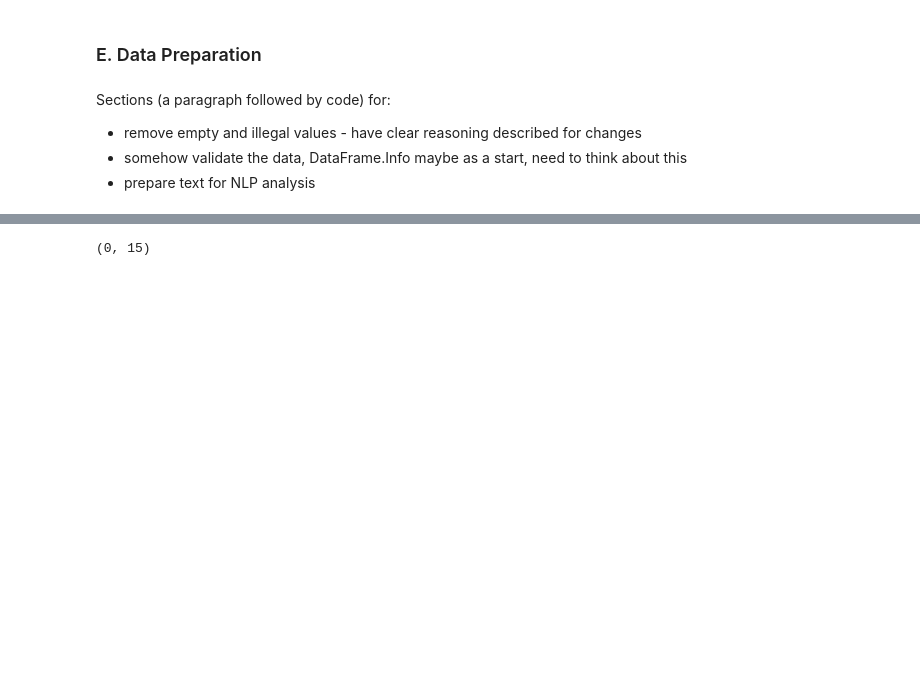
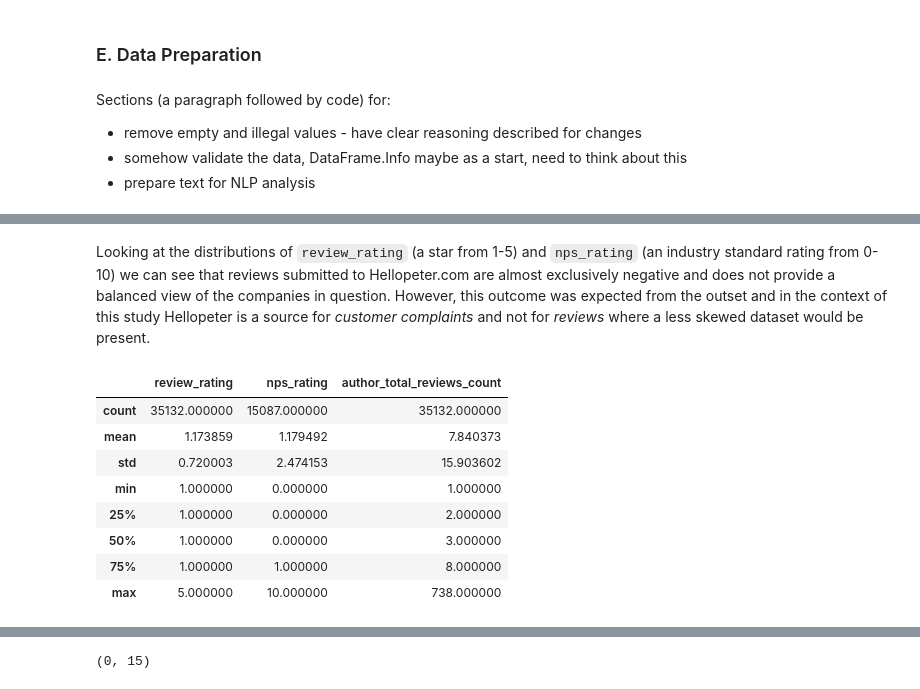
Before and after one commit to JohnnyFoulds/dsm020-2021-oct, a Jupyter notebook: coursework_01/cw.ipynb, the cells around one changed output, grey strips where cells are left out. Drawn from its saved outputs; the diff is of its cells as text; code cells hidden in the pictures; blank space fills up the shorter version.

```diff
--- a/coursework_01/cw.ipynb
+++ b/coursework_01/cw.ipynb
@@ -492,0 +523,14 @@ Sections (a paragraph followed by code) for:
+# %% [markdown]
+Looking at the distributions of `review_rating` (a star from 1-5) and `nps_rating` (an industry standard rating from 0-10) we can see that reviews submitted to Hellopeter.com are almost exclusively negative and does not provide a balanced view of the companies in question. However, this outcome was expected from the outset and in the context of this study Hellopeter is a source for _customer complaints_ and not for _reviews_ where a less skewed dataset would be present.
+# %%
+df_reviews.describe()
+# %% [output]
+|  | review_rating | nps_rating | author_total_reviews_count |
+| count | 35132.000000 | 15087.000000 | 35132.000000 |
+| mean | 1.173859 | 1.179492 | 7.840373 |
+| std | 0.720003 | 2.474153 | 15.903602 |
+| min | 1.000000 | 0.000000 | 1.000000 |
+| 25% | 1.000000 | 0.000000 | 2.000000 |
+| 50% | 1.000000 | 0.000000 | 3.000000 |
+| 75% | 1.000000 | 1.000000 | 8.000000 |
+| max | 5.000000 | 10.000000 | 738.000000 |
```
Also changed, not shown: parts of 10 cells of this notebook.
